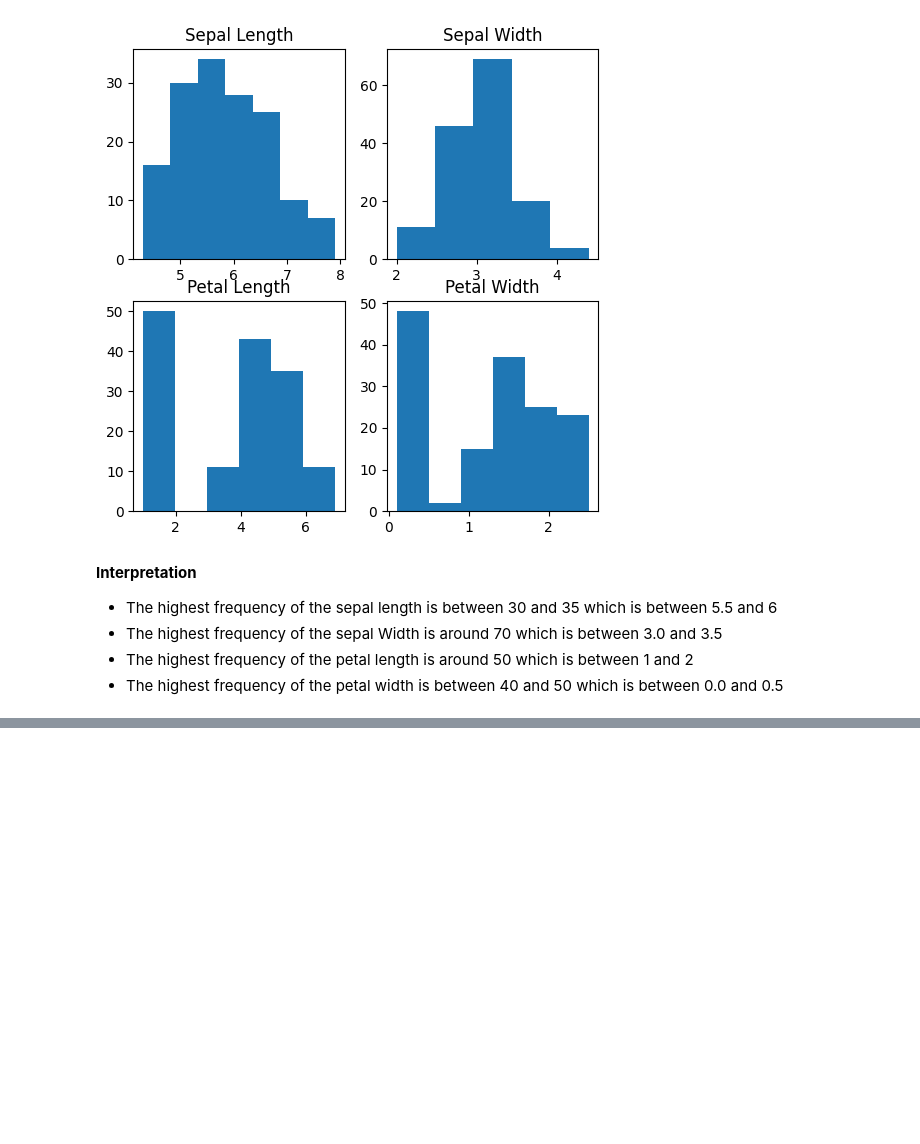
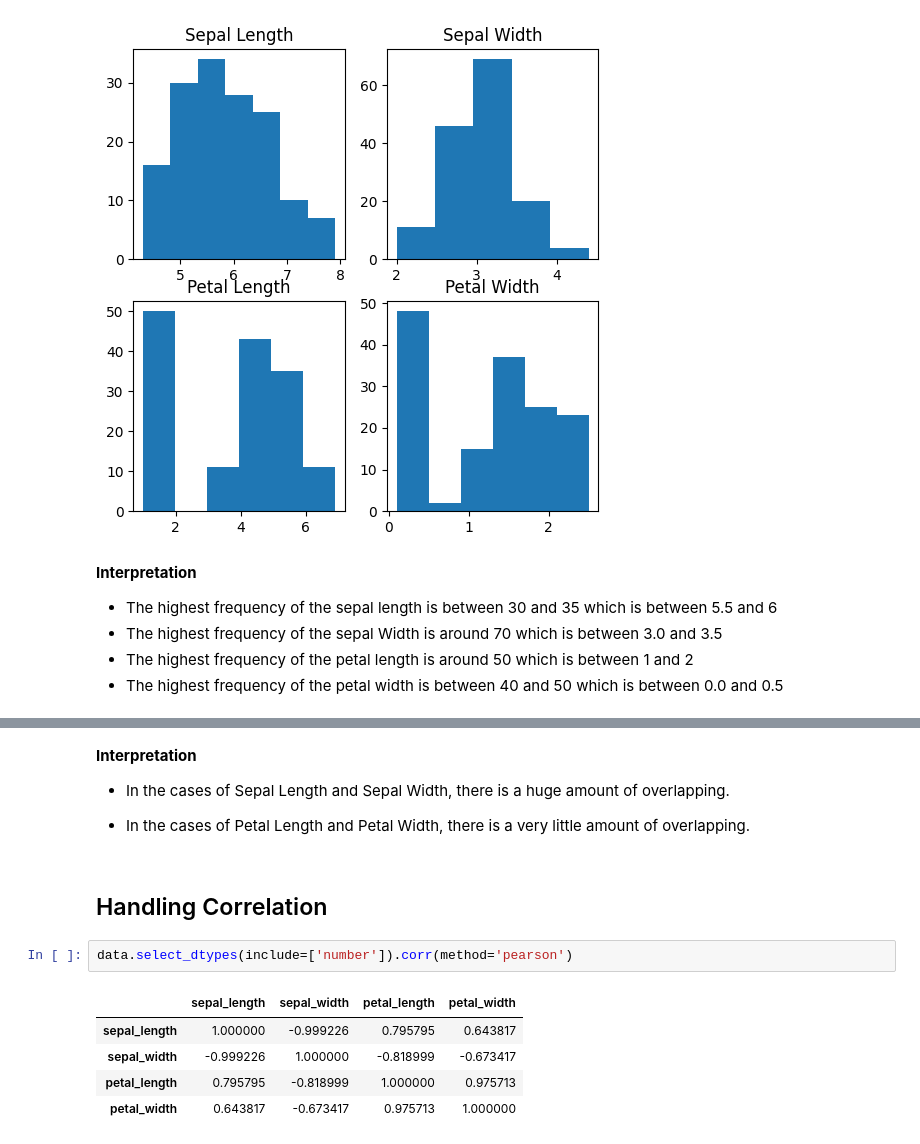
Before and after one commit to Dulyana-Silva/EDA-Iris-Dataset, a Jupyter notebook: Iris.ipynb, the cells around one changed output, grey strips where cells are left out. Cells and saved outputs as stored; diff of their text form; blank space fills up the shorter version.

```diff
--- a/Iris.ipynb
+++ b/Iris.ipynb
@@ -176,0 +214,16 @@ axes[1,1].hist(df["petal_width"], bins=6)
+# %% [markdown]
+**Interpretation**
+
+*   In the cases of Sepal Length and Sepal Width, there is a huge amount of overlapping.
+
+*   In the cases of Petal Length and Petal Width, there is a very little amount of overlapping.
+# %% [markdown]
+## Handling Correlation
+# %%
+data.select_dtypes(include=['number']).corr(method='pearson')
+# %% [output]
+|  | sepal_length | sepal_width | petal_length | petal_width |
+| sepal_length | 1.000000 | -0.999226 | 0.795795 | 0.643817 |
+| sepal_width | -0.999226 | 1.000000 | -0.818999 | -0.673417 |
+| petal_length | 0.795795 | -0.818999 | 1.000000 | 0.975713 |
+| petal_width | 0.643817 | -0.673417 | 0.975713 | 1.000000 |
```
Also changed, not shown: parts of 4 cells of this notebook.
